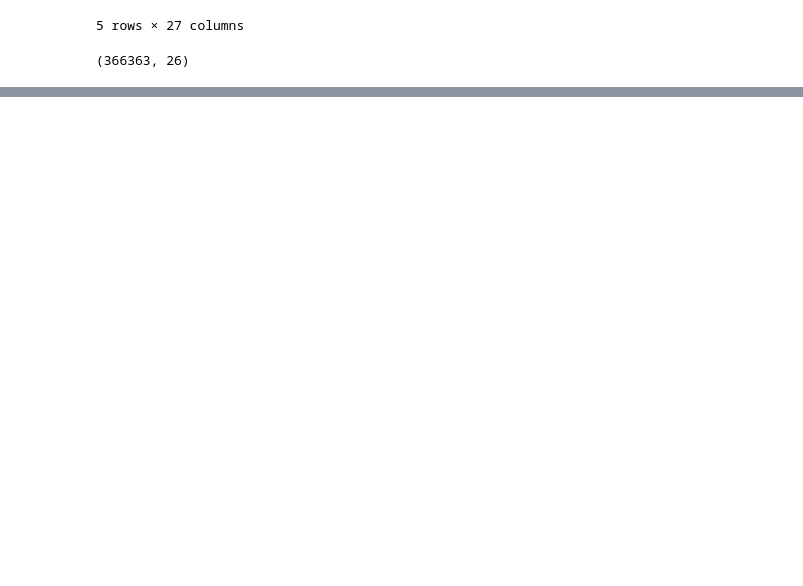
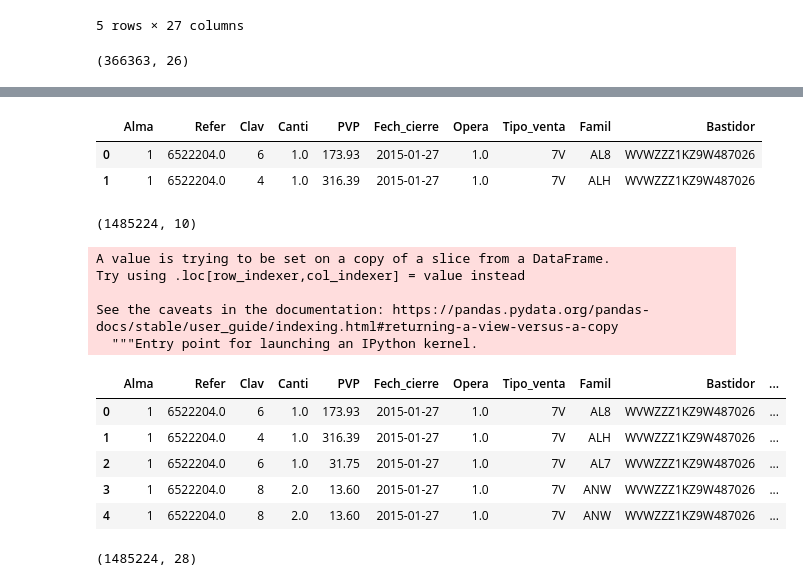
Before and after one commit to pacomm5/PLANTILLAS2, a Jupyter notebook: RECAMBIOS_NUEVO_LISTADO.ipynb, the cells around one changed output, grey strips where cells are left out. Cells and saved outputs as stored; diff of their text form; code cells hidden in the pictures; blank space fills up the shorter version.

```diff
--- a/RECAMBIOS_NUEVO_LISTADO.ipynb
+++ b/RECAMBIOS_NUEVO_LISTADO.ipynb
@@ -265,0 +401,27 @@ total_2021.to_csv("/content/drive/MyDrive/Colab Notebooks/total_recambios_2021.c
+# %%
+# lo primero que voy a hacer es cambiar de tipo de datos.
+df["Alma"] = df["Alma"].apply(str)
+df["Cuenta"] = df["Cuenta"].apply(str)
+df["Refer"] = df["Refer"].apply(str)
+df["Fech_cierre"] = pd.to_datetime(df["Fech_cierre"])
+df["Articulo"] = df["Articulo"].apply(str)
+df["Clav"] = df["Clav"].apply(str)
+df["Denominacion"] = df["Denominacion"].apply(str)
+df["Canti"] = df["Canti"].apply(float)
+df["PVP"] = df["PVP"].apply(float)
+df["Dto"] = df["Dto"].apply(float)
+df["Neto"] = df["Neto"].apply(float)
+df["Costo"] = df["Costo"].apply(float)
+df["Beneficio"] = df["Beneficio"].apply(float)
+df["COM"] = df["COM"].apply(float)
+df["Comision"] = df["Comision"].apply(float)
+df["Famil_apr"] = df["COM"].apply(str)
+df["Tipo"] = df["Tipo"].apply(str)
+df["Recep"] = df["Recep"].apply(str)
+df["PVP1"] = df["PVP1"].apply(float)
+df["TOTAL_PVP"] = df["TOTAL_PVP"].apply(float)
+df["Opera"] = df["Opera"].apply(str)
+df["Nombre"] = df["Nombre"].apply(str)
+df["Tipo_venta"] = df["Tipo_venta"].apply(str)
+df["Famil"] = df["Famil"].apply(str)
+df["Bastidor"] = df["Bastidor"].apply(str)
@@ -265,0 +482,34 @@ total_2021.to_csv("/content/drive/MyDrive/Colab Notebooks/total_recambios_2021.c
+# %%
+mis_columnas = ["Alma", "Refer", "Clav", "Canti", "PVP", "Fech_cierre", "Opera", "Tipo_venta", "Famil", "Bastidor" ]
+# %%
+df2 = df[mis_columnas]
+df2.head(2)
+# %% [output]
+|  | Alma | Refer | Clav | Canti | PVP | Fech_cierre | Opera | Tipo_venta | Famil | Bastidor |
+| 0 | 1 | 6522204.0 | 6 | 1.0 | 173.93 | 2015-01-27 | 1.0 | 7V | AL8 | WVWZZZ1KZ9W487026 |
+| 1 | 1 | 6522204.0 | 4 | 1.0 | 316.39 | 2015-01-27 | 1.0 | 7V | ALH | WVWZZZ1KZ9W487026 |
+# %%
+df2.shape
+# %% [output]
+(1485224, 10)
+# %%
+df2['Refer2'] = df.apply(lambda x: x["Refer"][:-3], axis=1)
+# %% [output]
+A value is trying to be set on a copy of a slice from a DataFrame.
+Try using .loc[row_indexer,col_indexer] = value instead
+
+See the caveats in the documentation: https://pandas.pydata.org/pandas-docs/stable/user_guide/indexing.html#returning-a-view-versus-a-copy
+  """Entry point for launching an IPython kernel.
+# %%
+df2.head()
+# %% [output]
+|  | Alma | Refer | Clav | Canti | PVP | Fech_cierre | Opera | Tipo_venta | Famil | Bastidor | ... |
+| 0 | 1 | 6522204.0 | 6 | 1.0 | 173.93 | 2015-01-27 | 1.0 | 7V | AL8 | WVWZZZ1KZ9W487026 | ... |
+| 1 | 1 | 6522204.0 | 4 | 1.0 | 316.39 | 2015-01-27 | 1.0 | 7V | ALH | WVWZZZ1KZ9W487026 | ... |
+| 2 | 1 | 6522204.0 | 6 | 1.0 | 31.75 | 2015-01-27 | 1.0 | 7V | AL7 | WVWZZZ1KZ9W487026 | ... |
+| 3 | 1 | 6522204.0 | 8 | 2.0 | 13.60 | 2015-01-27 | 1.0 | 7V | ANW | WVWZZZ1KZ9W487026 | ... |
+| 4 | 1 | 6522204.0 | 8 | 2.0 | 13.60 | 2015-01-27 | 1.0 | 7V | ANW | WVWZZZ1KZ9W487026 | ... |
+# %%
+df.shape
+# %% [output]
+(1485224, 28)
```
Also changed, not shown: parts of 40 cells of this notebook.
